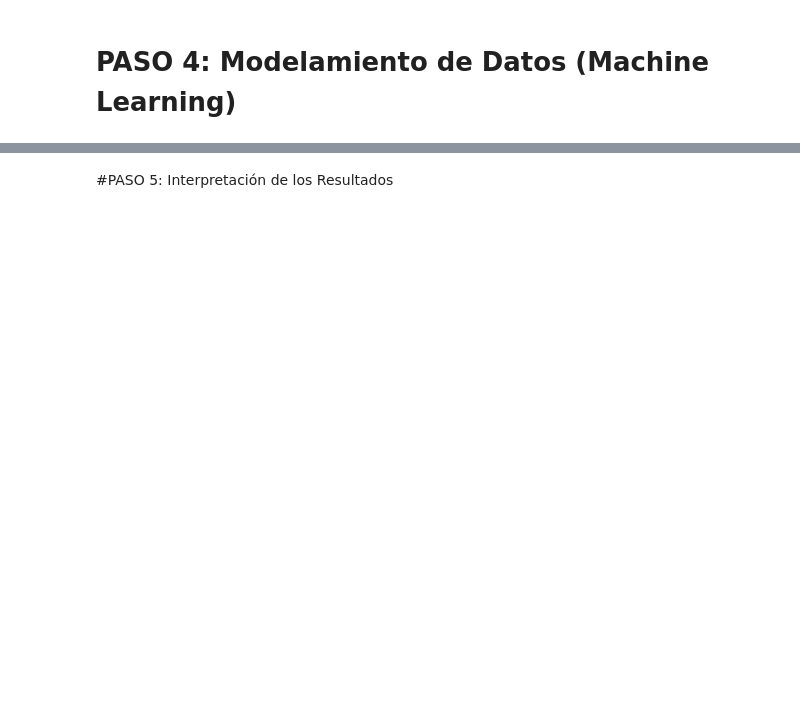
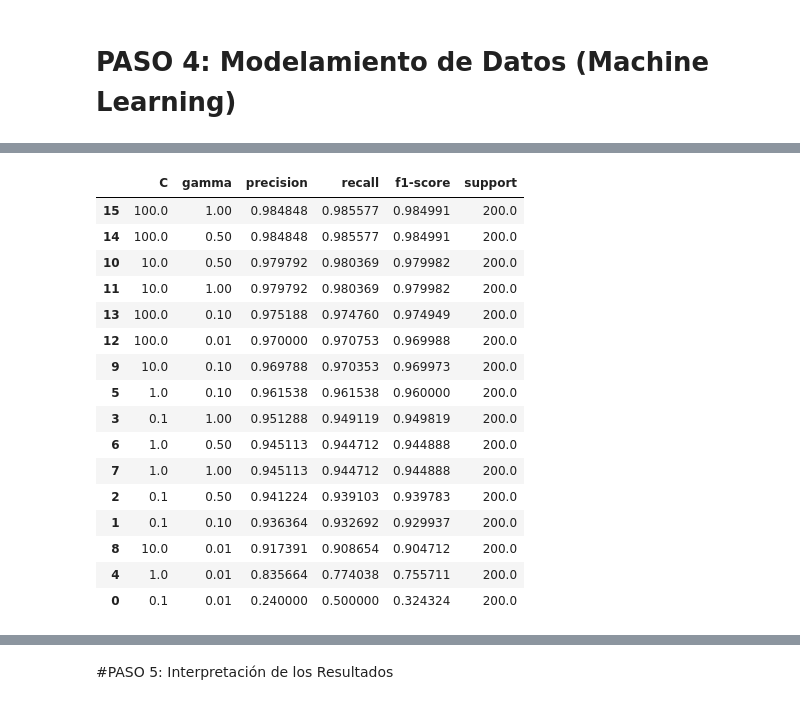
Before and after one commit to ClaudioH19/TareasML, a Jupyter notebook: S09_LAB_SVM.ipynb, the cells around one changed output, grey strips where cells are left out. Saved outputs shown, nothing was run; the diff lists cells and outputs as text; code cells hidden in the pictures; blank space fills up the shorter version.

```diff
--- a/S09_LAB_SVM.ipynb
+++ b/S09_LAB_SVM.ipynb
@@ -78,2 +117,16 @@ IndentationError: unexpected indent (<ipython-input-4-25958a636a64>, line 6)
 # %% [markdown]
 # PASO 4: Modelamiento de Datos (Machine Learning)
+# %%
+
+#C=1 gamma=0.5
+#create a svm using gaussian kernel
+from sklearn.svm import SVC
+svm = SVC(kernel='rbf', gamma=0.5, C=1.0)
+svm.fit(X_train, y_train)
+
+#validate model
+y_pred = svm.predict(X_val)
+
+#show classification statistics
+from sklearn.metrics import classification_report
+print(classification_report(y_val, y_pred))
@@ -79,0 +142,52 @@ IndentationError: unexpected indent (<ipython-input-4-25958a636a64>, line 6)
+# %%
+#create two arrays for C and gamma values
+C_values = [0.1, 1, 10, 100]
+gamma_values = [0.01, 0.1, 0.5, 1]
+
+#create a dictionary to store the results
+results = []
+
+#for each value in C and gamma arrays create a svm model and use validation data
+for C in C_values:
+    for gamma in gamma_values:
+        svm = SVC(kernel='rbf', gamma=gamma, C=C)
+        svm.fit(X_train, y_train)
+        y_pred = svm.predict(X_val)
+        report = classification_report(y_val, y_pred, output_dict=True)
+
+        #(macro avg) dataset is balanced
+        results.append({
+            'C': C,
+            'gamma': gamma,
+            'precision': report['macro avg']['precision'],
+            'recall': report['macro avg']['recall'],
+            'f1-score': report['macro avg']['f1-score'],
+            'support': report['macro avg']['support']
+        })
+
+import pandas as pd
+# DataFrame order by f1-score
+df = pd.DataFrame(results)
+df = df.sort_values(by='f1-score', ascending=False)
+
+#show table
+from IPython.display import display
+display(df)
+# %% [output]
+|  | C | gamma | precision | recall | f1-score | support |
+| 15 | 100.0 | 1.00 | 0.984848 | 0.985577 | 0.984991 | 200.0 |
+| 14 | 100.0 | 0.50 | 0.984848 | 0.985577 | 0.984991 | 200.0 |
+| 10 | 10.0 | 0.50 | 0.979792 | 0.980369 | 0.979982 | 200.0 |
+| 11 | 10.0 | 1.00 | 0.979792 | 0.980369 | 0.979982 | 200.0 |
+| 13 | 100.0 | 0.10 | 0.975188 | 0.974760 | 0.974949 | 200.0 |
+| 12 | 100.0 | 0.01 | 0.970000 | 0.970753 | 0.969988 | 200.0 |
+| 9 | 10.0 | 0.10 | 0.969788 | 0.970353 | 0.969973 | 200.0 |
+| 5 | 1.0 | 0.10 | 0.961538 | 0.961538 | 0.960000 | 200.0 |
+| 3 | 0.1 | 1.00 | 0.951288 | 0.949119 | 0.949819 | 200.0 |
+| 6 | 1.0 | 0.50 | 0.945113 | 0.944712 | 0.944888 | 200.0 |
+| 7 | 1.0 | 1.00 | 0.945113 | 0.944712 | 0.944888 | 200.0 |
+| 2 | 0.1 | 0.50 | 0.941224 | 0.939103 | 0.939783 | 200.0 |
+| 1 | 0.1 | 0.10 | 0.936364 | 0.932692 | 0.929937 | 200.0 |
+| 8 | 10.0 | 0.01 | 0.917391 | 0.908654 | 0.904712 | 200.0 |
+| 4 | 1.0 | 0.01 | 0.835664 | 0.774038 | 0.755711 | 200.0 |
+| 0 | 0.1 | 0.01 | 0.240000 | 0.500000 | 0.324324 | 200.0 |
```
Also changed, not shown: parts of 6 cells of this notebook.
